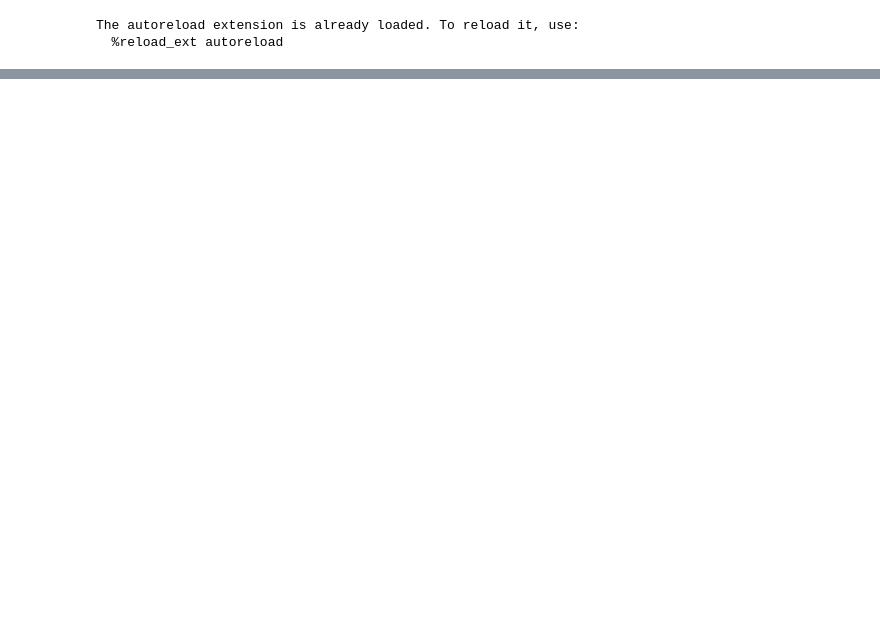
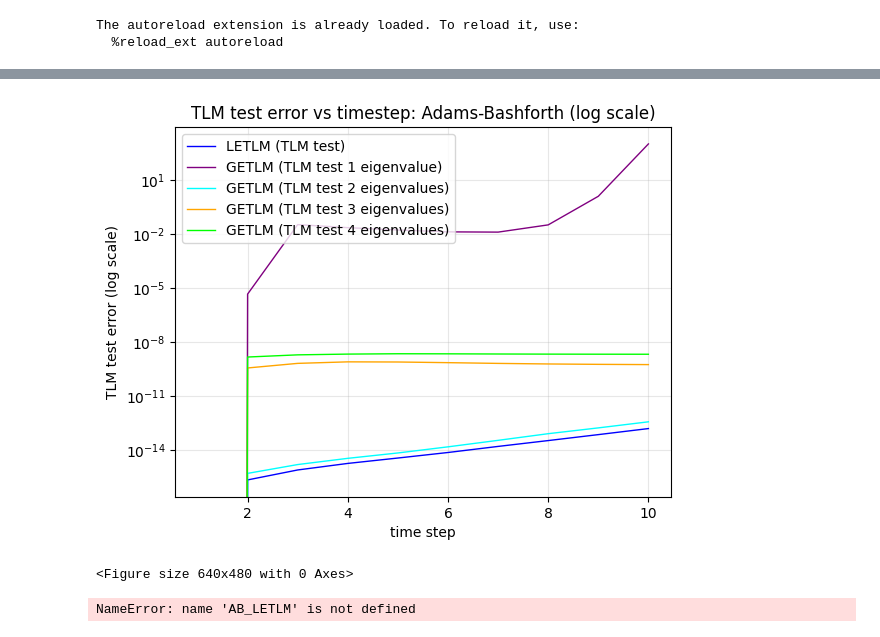
Before and after one commit to Isaac-Miles-Fine/GETLM_L96, a Jupyter notebook: AB_testing_near_version.ipynb, the cells around one changed output, grey strips where cells are left out. Saved outputs shown, nothing was run; the diff lists cells and outputs as text; code cells hidden in the pictures; blank space fills up the shorter version.

```diff
--- a/AB_testing_near_version.ipynb
+++ b/AB_testing_near_version.ipynb
@@ -68 +66,20 @@ plt.clf()
 <Figure size 640x480 with 0 Axes>
+# %%
+# plt.plot(x_values, IETLM_TT_result, label='IETLM (TLM test)', color='black', linewidth=1)
+plt.plot(x_values, LETLM_TT_result, label='LETLM (TLM test)', color='blue', linewidth=1)
+plt.plot(x_values, GETLM_1_TT_result, label='GETLM (TLM test 1 eigenvalue)', color='purple', linewidth=1)
+plt.plot(x_values, GETLM_2_TT_result, label='GETLM (TLM test 2 eigenvalues)', color='aqua', linewidth=1)
+plt.plot(x_values, GETLM_3_TT_result, label='GETLM (TLM test 3 eigenvalues)', color='orange', linewidth=1)
+plt.plot(x_values, GETLM_4_TT_result, label='GETLM (TLM test 4 eigenvalues)', color='lime', linewidth=1)
+
+plt.title("TLM test error vs timestep: Adams-Bashforth (log scale)")
+plt.xlabel("time step")
+plt.ylabel("TLM test error (log scale)")
+plt.legend()
+plt.grid(True, alpha=0.3)
+plt.yscale('log')
+plt.show() # This creates a fresh window/plot for each step in the loop
+plt.clf()
+# %% [output]
+[figure, added]
+<Figure size 640x480 with 0 Axes>
@@ -68,0 +90,30 @@ plt.clf()
+# %%
+plt.plot(x_values, AB_LETLM, label='Adams-Bashforth (LETLM)', color='red', linewidth=1, linestyle = '-' )
+plt.plot(x_values, AB_IELTM, label='Adams-Bashforth (IETLM)', color='blue', linewidth=1, linestyle = '-')
+plt.plot(x_values, AB_GETLM, label='Adams-Bashforth (GETLM)', color='green', linewidth=1, linestyle = '-')
+
+plt.plot(x_values, CN_LETLM, label='Crank-Nicolson (LETLM)', color='red', linewidth=1, linestyle = '--' )
+plt.plot(x_values, CN_IELTM, label='Crank-Nicolson (IETLM)', color='blue', linewidth=1, linestyle = '--')
+plt.plot(x_values, CN_GETLM, label='Crank-Nicolson (GETLM)', color='green', linewidth=1, linestyle = '--')
+
+plt.plot(x_values, RK4_LETLM, label='Crank-Nicolson (LETLM)', color='red', linewidth=1, linestyle = '-.' )
+plt.plot(x_values, RK4_IELTM, label='Crank-Nicolson (IETLM)', color='blue', linewidth=1, linestyle = '-.')
+plt.plot(x_values, RK4_GETLM, label='Crank-Nicolson (GETLM)', color='green', linewidth=1, linestyle = '-.')
+
+
+
+plt.title("TLM test error vs timestep")
+plt.xlabel("time step")
+plt.ylabel("TLM test error")
+plt.legend(
+    loc='upper center',
+    bbox_to_anchor=(0.5, -0.15),
+    ncols=2,             # Arranges items horizontally instead of vertically
+    frameon=True         # Optional: adds a border box around the legend
+)
+plt.grid(True, alpha=0.3)
+# plt.yscale('log')
+plt.show() # This creates a fresh window/plot for each step in the loop
+plt.clf()
+# %% [output]
+NameError: name 'AB_LETLM' is not defined
```
Also changed, not shown: parts of 6 cells of this notebook, 32 other files.
